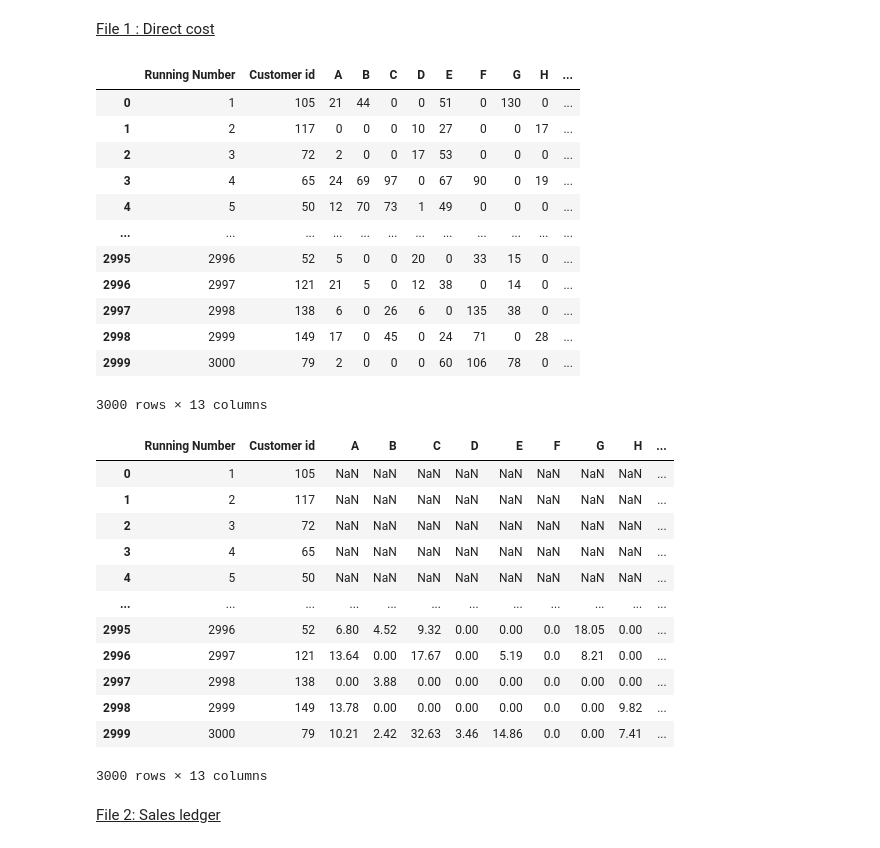
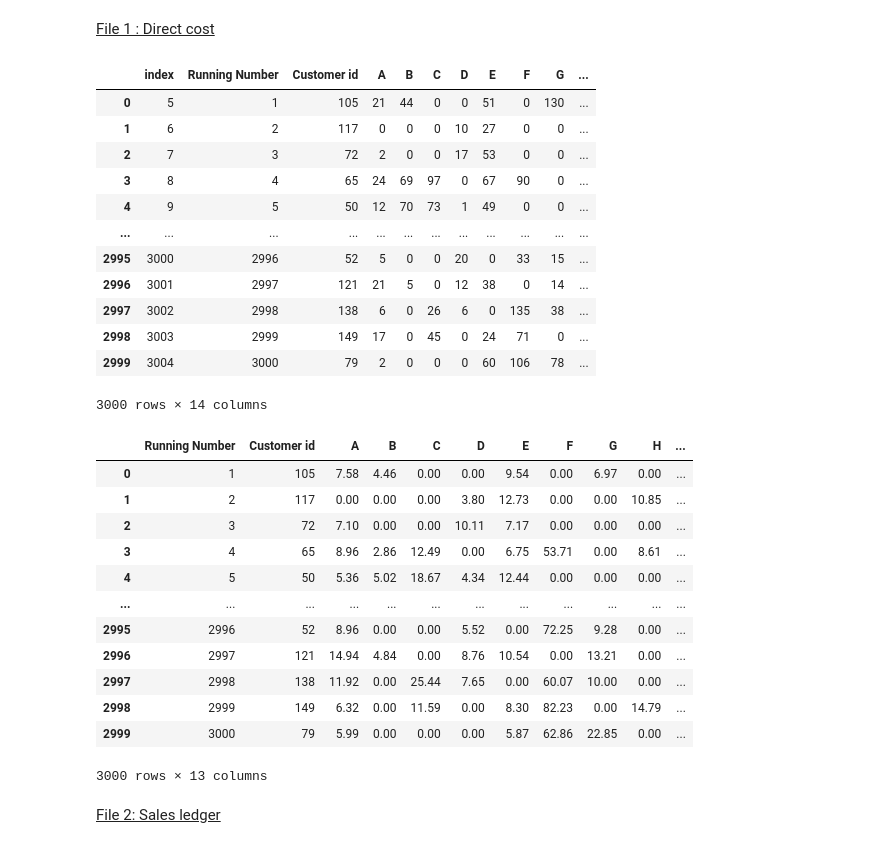
Before and after one commit to PaulineMalaguti/EBA3630, a Jupyter notebook: Customer Profitability Index/Problem 2/2customerprofitability.ipynb, the cells around one changed output. Saved outputs shown, nothing was run; the diff lists cells and outputs as text; code cells hidden in the pictures.

Commit message:
Solve reset index problem

```diff
--- a/Customer Profitability Index/Problem 2/2customerprofitability.ipynb
+++ b/Customer Profitability Index/Problem 2/2customerprofitability.ipynb
@@ -39,59 +39,59 @@ col
 # %%
 direct_cost = pd.read_csv('Direct cost sheet.csv', delimiter=';', encoding= 'unicode_escape')
 direct_cost.dropna(axis = 0, how = 'all', inplace = True)
 direct_cost.dropna(axis = 1, how = 'all', inplace = True)
 direct_cost.drop(direct_cost.head(5).index,inplace=True)
 
 # Create a dataframe for the components used in direct cost
 direct_driver_used = direct_cost.iloc[:,:len(products)+2].copy()
 direct_driver_used.columns = col
 direct_driver_used = direct_driver_used.apply(lambda x: x.astype(np.int))
-direct_driver_used.reset_index(drop=True, inplace = True)
+direct_driver_used.reset_index(inplace= True)
 direct_driver_used
 # %% [output]
-|  | Running Number | Customer id | A | B | C | D | E | F | G | H | ... |
-| 0 | 1 | 105 | 21 | 44 | 0 | 0 | 51 | 0 | 130 | 0 | ... |
-| 1 | 2 | 117 | 0 | 0 | 0 | 10 | 27 | 0 | 0 | 17 | ... |
-| 2 | 3 | 72 | 2 | 0 | 0 | 17 | 53 | 0 | 0 | 0 | ... |
-| 3 | 4 | 65 | 24 | 69 | 97 | 0 | 67 | 90 | 0 | 19 | ... |
-| 4 | 5 | 50 | 12 | 70 | 73 | 1 | 49 | 0 | 0 | 0 | ... |
+|  | index | Running Number | Customer id | A | B | C | D | E | F | G | ... |
+| 0 | 5 | 1 | 105 | 21 | 44 | 0 | 0 | 51 | 0 | 130 | ... |
+| 1 | 6 | 2 | 117 | 0 | 0 | 0 | 10 | 27 | 0 | 0 | ... |
+| 2 | 7 | 3 | 72 | 2 | 0 | 0 | 17 | 53 | 0 | 0 | ... |
+| 3 | 8 | 4 | 65 | 24 | 69 | 97 | 0 | 67 | 90 | 0 | ... |
+| 4 | 9 | 5 | 50 | 12 | 70 | 73 | 1 | 49 | 0 | 0 | ... |
 | ... | ... | ... | ... | ... | ... | ... | ... | ... | ... | ... | ... |
-| 2995 | 2996 | 52 | 5 | 0 | 0 | 20 | 0 | 33 | 15 | 0 | ... |
-| 2996 | 2997 | 121 | 21 | 5 | 0 | 12 | 38 | 0 | 14 | 0 | ... |
-| 2997 | 2998 | 138 | 6 | 0 | 26 | 6 | 0 | 135 | 38 | 0 | ... |
-| 2998 | 2999 | 149 | 17 | 0 | 45 | 0 | 24 | 71 | 0 | 28 | ... |
-| 2999 | 3000 | 79 | 2 | 0 | 0 | 0 | 60 | 106 | 78 | 0 | ... |
+| 2995 | 3000 | 2996 | 52 | 5 | 0 | 0 | 20 | 0 | 33 | 15 | ... |
+| 2996 | 3001 | 2997 | 121 | 21 | 5 | 0 | 12 | 38 | 0 | 14 | ... |
+| 2997 | 3002 | 2998 | 138 | 6 | 0 | 26 | 6 | 0 | 135 | 38 | ... |
+| 2998 | 3003 | 2999 | 149 | 17 | 0 | 45 | 0 | 24 | 71 | 0 | ... |
+| 2999 | 3004 | 3000 | 79 | 2 | 0 | 0 | 0 | 60 | 106 | 78 | ... |
-3000 rows × 13 columns
+3000 rows × 14 columns
 # %%
 #Dataframe for direct cost per component per order
-direct_cost_order_v1 = direct_cost.iloc[:,len(products)+2:len(products)*2+2].copy()
+direct_cost_order_v1 = direct_cost.iloc[:,len(products)+2:len(products)*2+2]
+direct_cost_order_v1.reset_index(drop = True, inplace = True)
 info = pd.DataFrame(direct_driver_used[['Running Number', 'Customer id']])
 direct_cost_order = info.join(direct_cost_order_v1)
 direct_cost_order.columns = col
 
-# Clean the data by removing the euro, comma and - signs
+# # Clean the data by removing the euro, comma and - signs
 direct_cost_order= direct_cost_order.replace('\x80','',regex=True)
 direct_cost_order= direct_cost_order.replace(',','.',regex=True)
 direct_cost_order= direct_cost_order.replace('-',0,regex=True)
 
-# Convert all product columns to floats
+# # Convert all product columns to floats
 direct_cost_order[products] = direct_cost_order[products].apply(pd.to_numeric)
 direct_cost_order[direct_cost_order.select_dtypes(include = object).columns] = direct_cost_order.select_dtypes(include = object).apply(lambda x: x.astype(np.int))
-direct_cost_order.reset_index(drop=True, inplace = True)
 direct_cost_order
 # %% [output]
 |  | Running Number | Customer id | A | B | C | D | E | F | G | H | ... |
-| 0 | 1 | 105 | NaN | NaN | NaN | NaN | NaN | NaN | NaN | NaN | ... |
-| 1 | 2 | 117 | NaN | NaN | NaN | NaN | NaN | NaN | NaN | NaN | ... |
-| 2 | 3 | 72 | NaN | NaN | NaN | NaN | NaN | NaN | NaN | NaN | ... |
-| 3 | 4 | 65 | NaN | NaN | NaN | NaN | NaN | NaN | NaN | NaN | ... |
-| 4 | 5 | 50 | NaN | NaN | NaN | NaN | NaN | NaN | NaN | NaN | ... |
+| 0 | 1 | 105 | 7.58 | 4.46 | 0.00 | 0.00 | 9.54 | 0.00 | 6.97 | 0.00 | ... |
+| 1 | 2 | 117 | 0.00 | 0.00 | 0.00 | 3.80 | 12.73 | 0.00 | 0.00 | 10.85 | ... |
+| 2 | 3 | 72 | 7.10 | 0.00 | 0.00 | 10.11 | 7.17 | 0.00 | 0.00 | 0.00 | ... |
+| 3 | 4 | 65 | 8.96 | 2.86 | 12.49 | 0.00 | 6.75 | 53.71 | 0.00 | 8.61 | ... |
+| 4 | 5 | 50 | 5.36 | 5.02 | 18.67 | 4.34 | 12.44 | 0.00 | 0.00 | 0.00 | ... |
 | ... | ... | ... | ... | ... | ... | ... | ... | ... | ... | ... | ... |
-| 2995 | 2996 | 52 | 6.80 | 4.52 | 9.32 | 0.00 | 0.00 | 0.0 | 18.05 | 0.00 | ... |
-| 2996 | 2997 | 121 | 13.64 | 0.00 | 17.67 | 0.00 | 5.19 | 0.0 | 8.21 | 0.00 | ... |
-| 2997 | 2998 | 138 | 0.00 | 3.88 | 0.00 | 0.00 | 0.00 | 0.0 | 0.00 | 0.00 | ... |
-| 2998 | 2999 | 149 | 13.78 | 0.00 | 0.00 | 0.00 | 0.00 | 0.0 | 0.00 | 9.82 | ... |
-| 2999 | 3000 | 79 | 10.21 | 2.42 | 32.63 | 3.46 | 14.86 | 0.0 | 0.00 | 7.41 | ... |
+| 2995 | 2996 | 52 | 8.96 | 0.00 | 0.00 | 5.52 | 0.00 | 72.25 | 9.28 | 0.00 | ... |
+| 2996 | 2997 | 121 | 14.94 | 4.84 | 0.00 | 8.76 | 10.54 | 0.00 | 13.21 | 0.00 | ... |
+| 2997 | 2998 | 138 | 11.92 | 0.00 | 25.44 | 7.65 | 0.00 | 60.07 | 10.00 | 0.00 | ... |
+| 2998 | 2999 | 149 | 6.32 | 0.00 | 11.59 | 0.00 | 8.30 | 82.23 | 0.00 | 14.79 | ... |
+| 2999 | 3000 | 79 | 5.99 | 0.00 | 0.00 | 0.00 | 5.87 | 62.86 | 22.85 | 0.00 | ... |
 3000 rows × 13 columns
 # %% [markdown]
 <u> File 2: Sales ledger </u>
```
